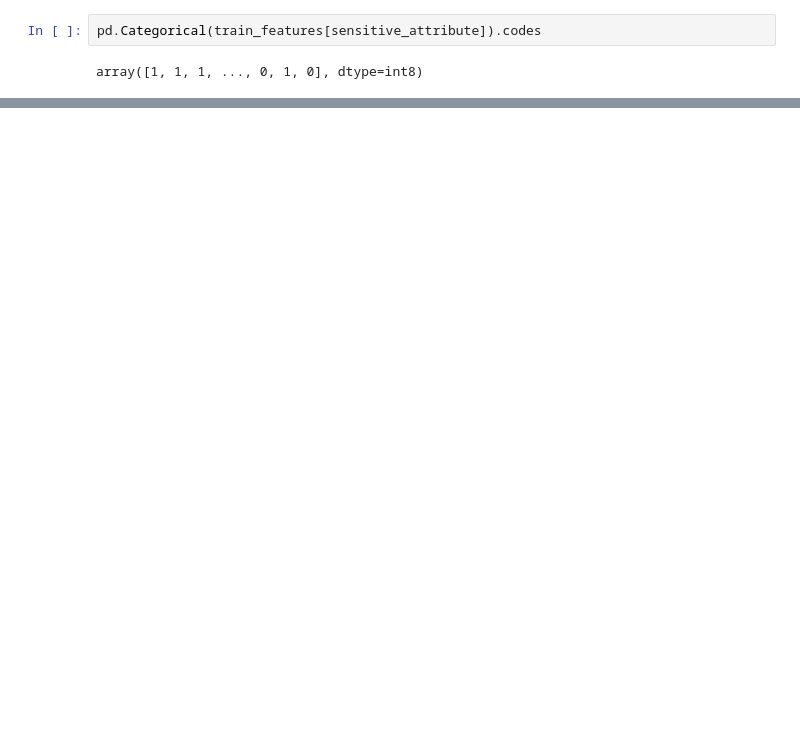
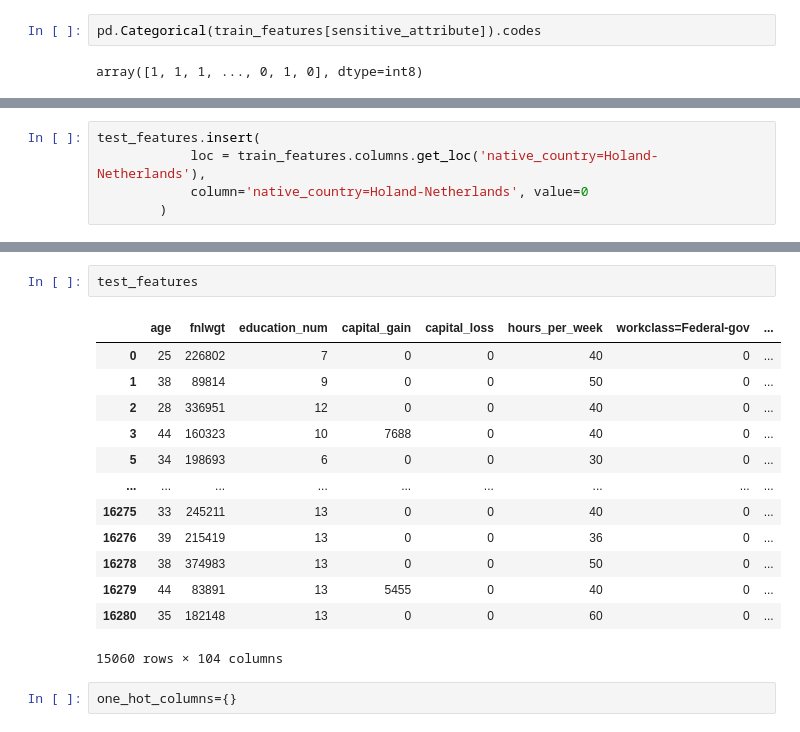
Before and after one commit to rrmina/aim_fairness, a Jupyter notebook: adult_data.ipynb, the cells around one changed output, grey strips where cells are left out. Saved outputs shown, nothing was run; the diff lists cells and outputs as text; blank space fills up the shorter version.

```diff
--- a/adult_data.ipynb
+++ b/adult_data.ipynb
@@ -106,0 +154,5 @@ array([False, False, False, ...,  True, False,  True])
+# %%
+test_features.insert(
+            loc = train_features.columns.get_loc('native_country=Holand-Netherlands'),
+            column='native_country=Holand-Netherlands', value=0
+        )
@@ -106,0 +175,18 @@ array([False, False, False, ...,  True, False,  True])
+# %%
+test_features
+# %% [output]
+|  | age | fnlwgt | education_num | capital_gain | capital_loss | hours_per_week | workclass=Federal-gov | ... |
+| 0 | 25 | 226802 | 7 | 0 | 0 | 40 | 0 | ... |
+| 1 | 38 | 89814 | 9 | 0 | 0 | 50 | 0 | ... |
+| 2 | 28 | 336951 | 12 | 0 | 0 | 40 | 0 | ... |
+| 3 | 44 | 160323 | 10 | 7688 | 0 | 40 | 0 | ... |
+| 5 | 34 | 198693 | 6 | 0 | 0 | 30 | 0 | ... |
+| ... | ... | ... | ... | ... | ... | ... | ... | ... |
+| 16275 | 33 | 245211 | 13 | 0 | 0 | 40 | 0 | ... |
+| 16276 | 39 | 215419 | 13 | 0 | 0 | 36 | 0 | ... |
+| 16278 | 38 | 374983 | 13 | 0 | 0 | 50 | 0 | ... |
+| 16279 | 44 | 83891 | 13 | 5455 | 0 | 40 | 0 | ... |
+| 16280 | 35 | 182148 | 13 | 0 | 0 | 60 | 0 | ... |
+15060 rows × 104 columns
+# %%
+one_hot_columns={}
```
Also changed, not shown: parts of 18 cells of this notebook, 1 other file.
